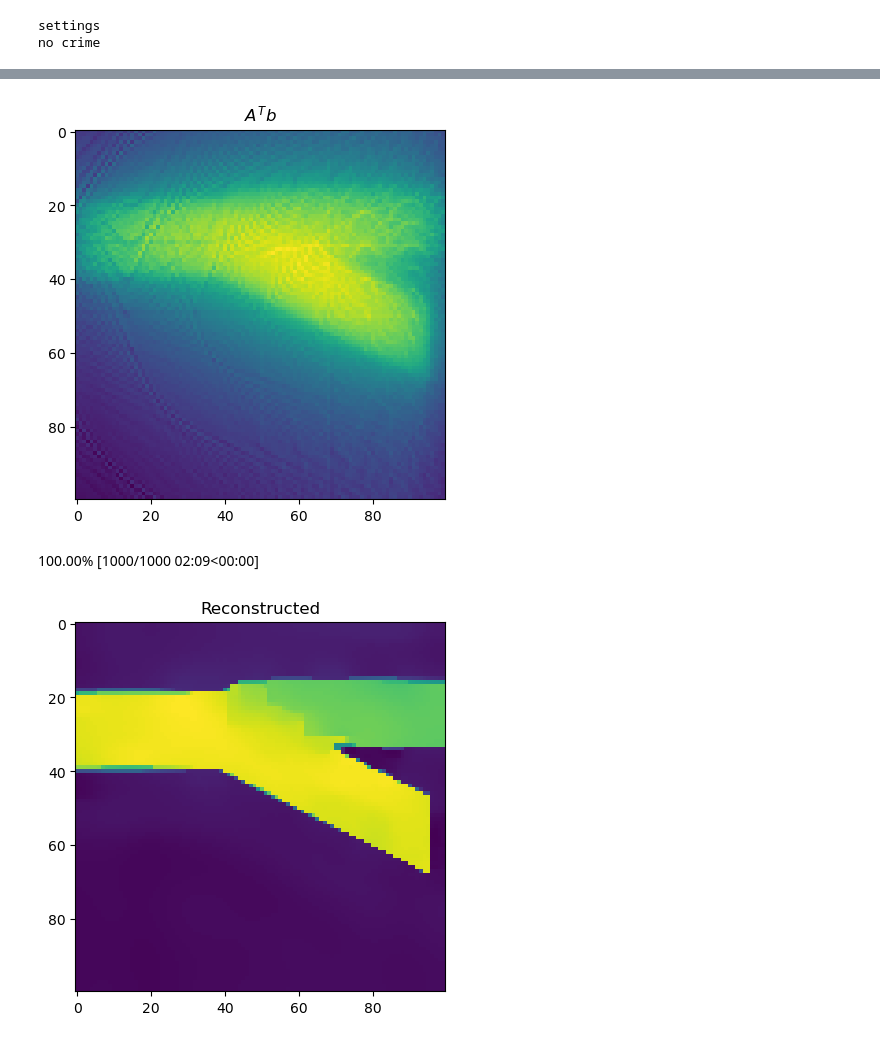
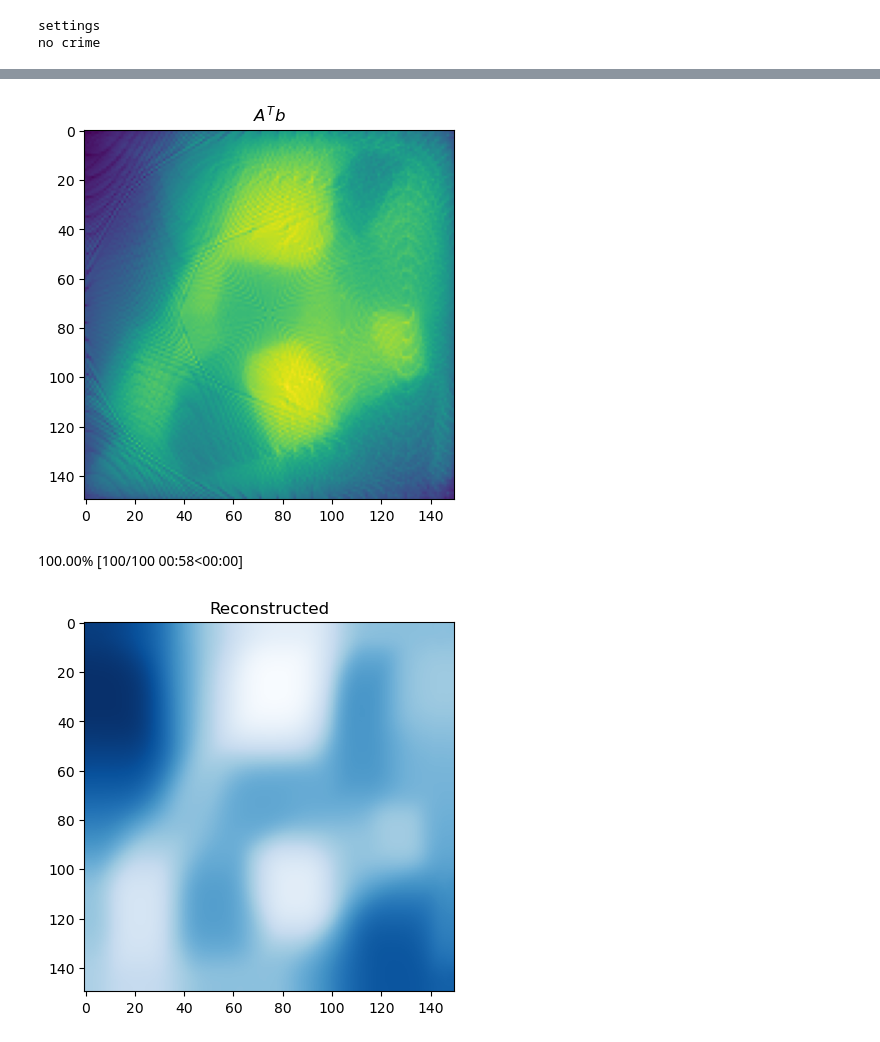
Before and after one commit to mpasha3/IRLS_prec_GSBL, a Jupyter notebook: test_problems/2d_tomo_grains_iasgks.ipynb, the cells around one changed output, grey strips where cells are left out. Drawn from its saved outputs; the diff is of its cells as text; code cells hidden in the pictures.

```diff
--- a/test_problems/2d_tomo_grains_iasgks.ipynb
+++ b/test_problems/2d_tomo_grains_iasgks.ipynb
@@ -17,17 +17,17 @@ from rsolvers import RIASGKS, RMMGKS
 # Define an object of the class Tomogrpahy
 Tomo = Tomography ()
 # Specify the dimensions of the phantom and the number of angels
-nx = 100
-ny = 100
-views = 50
+nx = 150
+ny = 150
+views = 100
 # Define the true solution throught the function gen_true ().
-( x_true , nx , ny ) = Tomo.gen_true( test_problem = "tectonic", nx = nx , ny = ny)
+( x_true , nx , ny ) = Tomo.gen_true( test_problem = "grains", nx = nx , ny = ny)
 # Define the forward operator
 A = Tomo.forward_Op( nx , ny , views )
 # Generate the data
 (A , b_true , p , q , AforMatrixOperation ) = Tomo.gen_data( x_true , nx , ny , views )
 # Add noise in the true simulated sinogram b_true
-(b , delta ) = Tomo . add_noise ( b_true = b_true , opt = "Gaussian", noise_level= 0.001)
+(b , delta ) = Tomo.add_noise( b_true = b_true , opt = "Gaussian", noise_level= 0.001)
 # %% [output]
 settings
 no crime
@@ -48,22 +49,22 @@ plt.imshow((A.T @ b.flatten()).reshape((nx,ny)))
 plt.title("$A^T b$")
 plt.show()
 # %% [output]
-[figure, old version]
+[figure, new version]
 # %%
 L = jlinops.Neumann2D((nx, ny)) # gradient regularization
 #L = jlinops.IdentityOperator((M*N, M*N)) # identity regularization
 
-rmmgks_solver = RMMGKS(A, L, b.flatten(), noise_var=delta**2)
-#data = rmmgks_solver.solve(n_iter=200, init_dim=10, kmin=10, kmax=25, hyperpr_r=1.0, hyperpr_beta=1.5 + 1e-3, x_true=x_true, regparam="dp", eta=1.05)
-data = rmmgks_solver.solve(n_iter=1000, init_dim=10, kmin=10, kmax=25, q=1.0, epsilon=1e-2, x_true=x_true, regparam="dp", eta=1.05)
+rmmgks_solver = RIASGKS(A, L, b.flatten(), noise_var=delta**2)
+data = rmmgks_solver.solve(n_iter=100, init_dim=10, kmin=10, kmax=25, hyperpr_r=1.0, hyperpr_beta=1.5 + 1e-3, x_true=x_true, regparam="dp3", eta=1.01)
+#data = rmmgks_solver.solve(n_iter=100, init_dim=10, kmin=10, kmax=25, hyperpr_r=-1.0, hyperpr_beta=1.0, x_true=x_true, regparam="dp", eta=np.sqrt(1.01))
 # %% [output]
-100.00% [1000/1000 02:09<00:00]
+100.00% [100/100 00:58<00:00]
 # %%
-plt.imshow(data["x"].reshape((nx,ny)))
+plt.imshow(data["x"].reshape((nx,ny)), cmap="Blues_r")
 plt.title("Reconstructed")
 plt.show()
 # %% [output]
-[figure, old version]
+[figure, new version]
 # %%
 plt.plot(data["rre_history"])
 plt.yscale("log")
```
Also changed, not shown: parts of 6 cells of this notebook, 15 other files.
